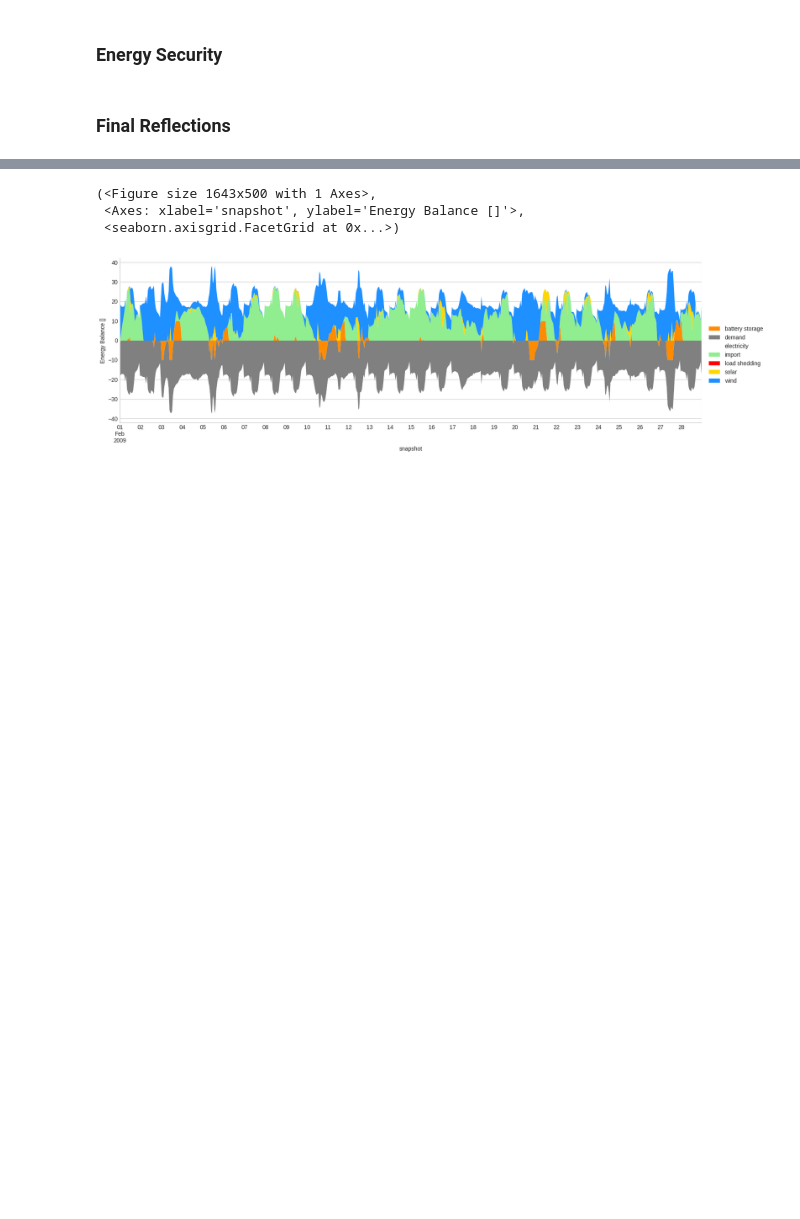
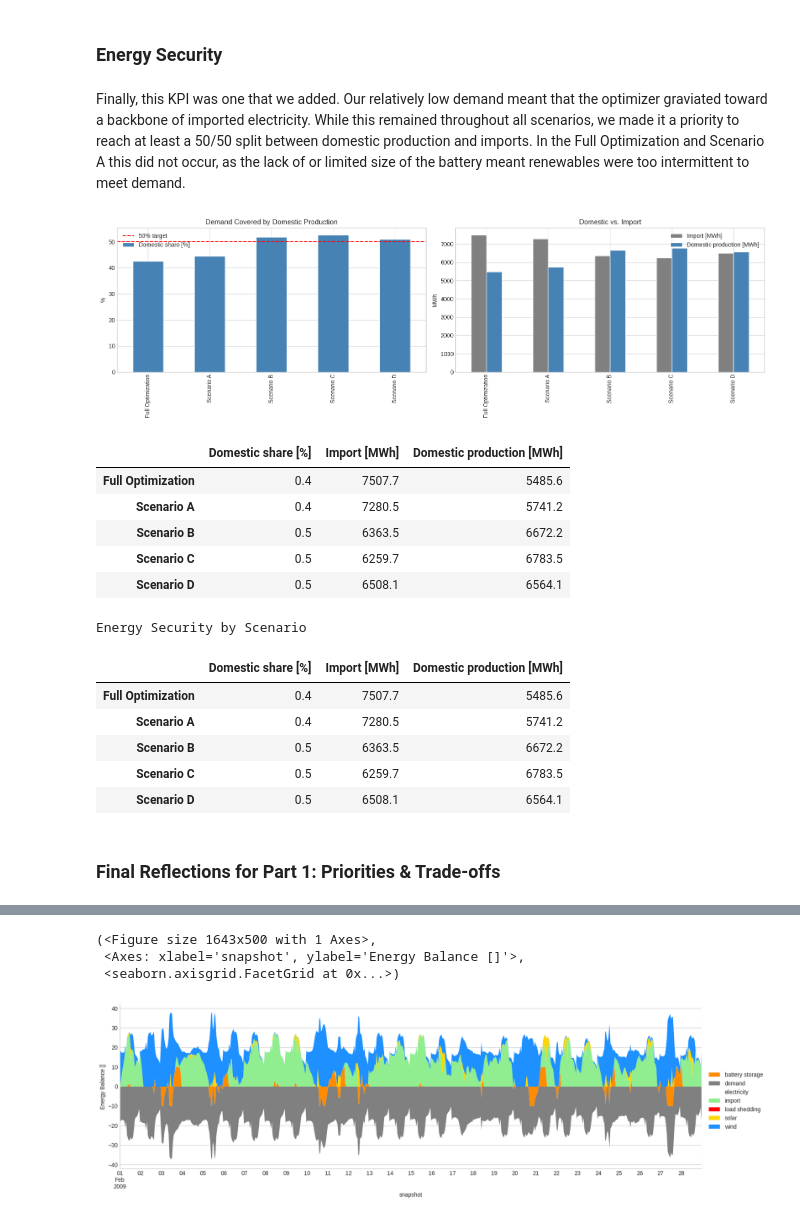
Before and after one commit to karivero/esi_final_repo, a Jupyter notebook: final_esi/ESI_Assignment/combined_submission.ipynb, the cells around one changed output, grey strips where cells are left out. Drawn from its saved outputs; the diff is of its cells as text; code cells hidden in the pictures; blank space fills up the shorter version.

Commit message:
Part 1 in decent shape. I believe could be submitted now if absolutely necessary.

```diff
--- a/final_esi/ESI_Assignment/combined_submission.ipynb
+++ b/final_esi/ESI_Assignment/combined_submission.ipynb
@@ -1221,4 +1269,44 @@ plt.show()
 # %% [markdown]
 ### Energy Security
+# %% [markdown]
+Finally, this KPI was one that we added. Our relatively low demand meant that the optimizer graviated toward a backbone of imported electricity. While this remained throughout all scenarios, we made it a priority to reach at least a 50/50 split between domestic production and imports. In the Full Optimization and Scenario A this did not occur, as the lack of or limited size of the battery meant renewables were too intermittent to meet demand.
+# %%
+fig, axes = plt.subplots(1, 2, figsize=(16, 5))
+
+(kpis.loc[["Domestic share [%]"]] * 100).T \
+    .plot(kind="bar", ax=axes[0], legend=False, color="steelblue")
+axes[0].axhline(50, color="red", linewidth=1.5, linestyle="--", label="50% target")
+axes[0].legend()
+axes[0].set_title("Demand Covered by Domestic Production")
+axes[0].set_ylabel("%")
+
+kpis.loc[["Import [MWh]", "Domestic production [MWh]"]].T \
+    .plot(kind="bar", ax=axes[1], color=["grey", "steelblue"]); axes[1].set_title("Domestic vs. Import"); axes[1].set_ylabel("MWh")
+
+plt.tight_layout(); plt.show()
+
+es_table = kpis.loc[["Domestic share [%]", "Import [MWh]", "Domestic production [MWh]"]].T
+display(es_table.round(1))
+display(
+    es_table.round(1).style
+        .set_caption("Energy Security by Scenario")
+        .format("{:.1f}")
+        .background_gradient(cmap="Reds", axis=0)
+)
+# %% [output]
+[figure, added]
+|  | Domestic share [%] | Import [MWh] | Domestic production [MWh] |
+| Full Optimization | 0.4 | 7507.7 | 5485.6 |
+| Scenario A | 0.4 | 7280.5 | 5741.2 |
+| Scenario B | 0.5 | 6363.5 | 6672.2 |
+| Scenario C | 0.5 | 6259.7 | 6783.5 |
+| Scenario D | 0.5 | 6508.1 | 6564.1 |
+Energy Security by Scenario
+|  | Domestic share [%] | Import [MWh] | Domestic production [MWh] |
+| Full Optimization | 0.4 | 7507.7 | 5485.6 |
+| Scenario A | 0.4 | 7280.5 | 5741.2 |
+| Scenario B | 0.5 | 6363.5 | 6672.2 |
+| Scenario C | 0.5 | 6259.7 | 6783.5 |
+| Scenario D | 0.5 | 6508.1 | 6564.1 |
 # %% [markdown]
-### Final Reflections
+### Final Reflections for Part 1: Priorities & Trade-offs
```
Also changed, not shown: parts of 5 cells of this notebook.
